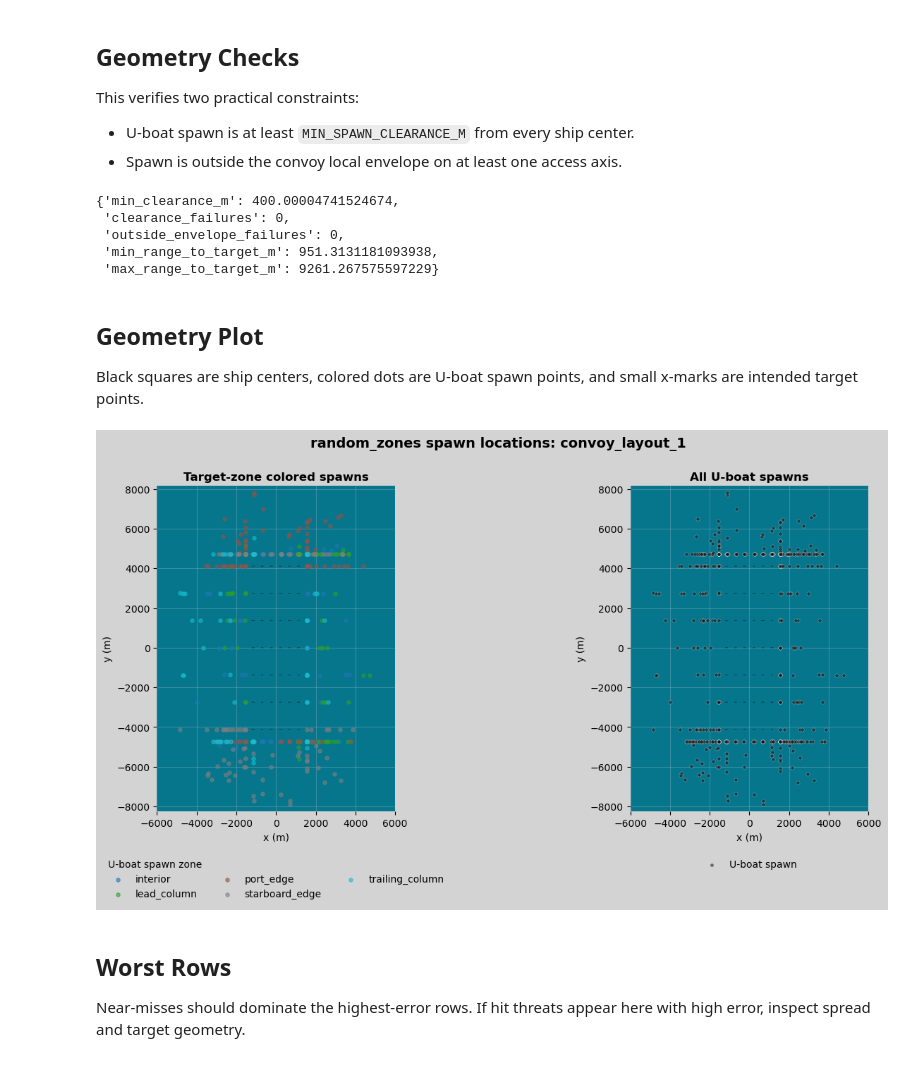
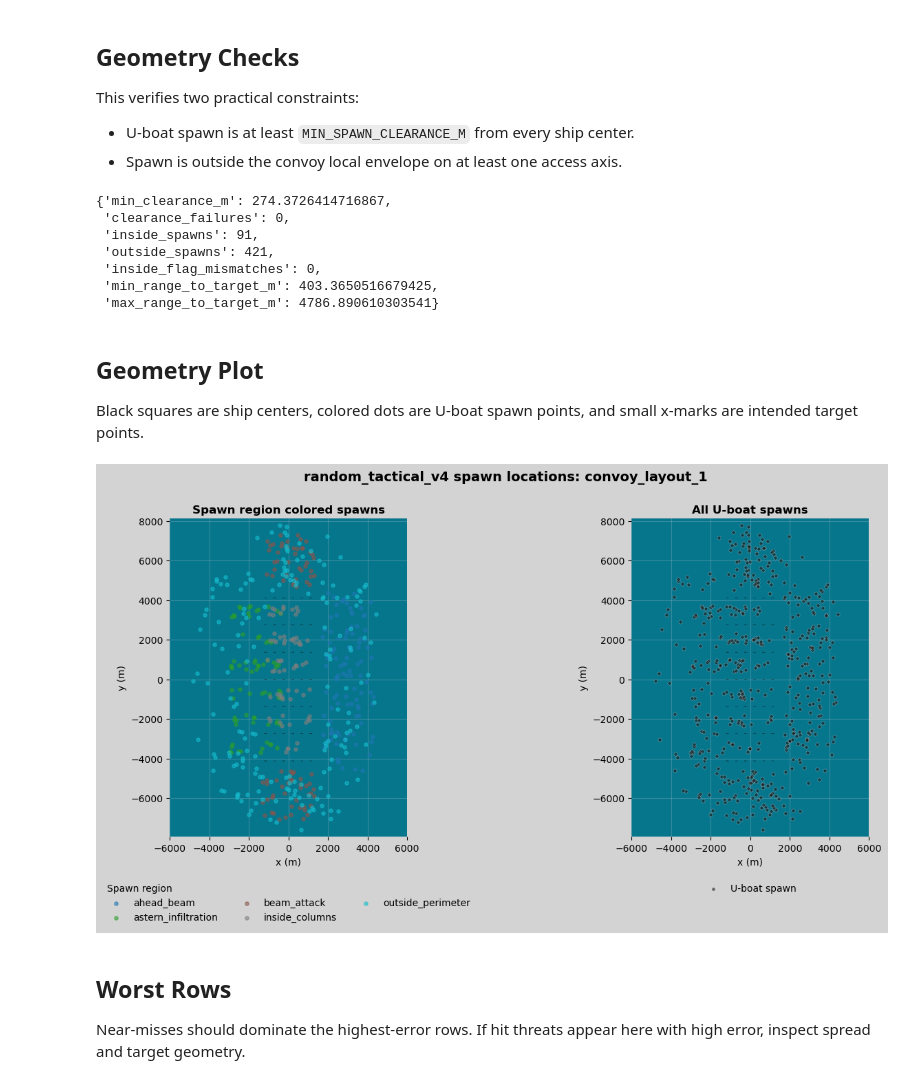
Before and after one commit to MAP9900/Convoy-Layout-Project, a Jupyter notebook: notebooks/profile_generation_tests.ipynb, the cells around one changed output. Cells and saved outputs as stored; diff of their text form; code cells hidden in the pictures.

```diff
--- a/notebooks/profile_generation_tests.ipynb
+++ b/notebooks/profile_generation_tests.ipynb
@@ -64,7 +64,7 @@ PosixPath('/Users/matthewplambeck/Desktop/Convoy Layout Project')
 
 Start with `COUNT = 512` for a fast but meaningful smoke test. Increase to `5000+` only after the small run passes.
 # %%
-MODE = "random_zones"
+MODE = "random_tactical_v4"
 CONVOY_PROFILE = "convoy_layout_1"
 COUNT = 512
 SEED = 1945
@@ -72,11 +72,14 @@ START_INDEX = 1
 
 # Optional export. Leave disabled until the checks below look good.
 WRITE_JSONL = False
-EXPORT_PATH = PROJECT_ROOT / "data/attack_profiles/synthetic/train_random_zones_v3.jsonl"
+EXPORT_PATH = PROJECT_ROOT / "data/attack_profiles/synthetic/train_random_tactical_v4.jsonl"
 
 EXPECTED_HIT_FRACTION = 0.75
-MIN_EXPECTED_ZONE_KINDS = 5
-MIN_EXPECTED_APPROACH_SIDES = 8
+MIN_EXPECTED_ZONE_KINDS = 4
+MIN_EXPECTED_APPROACH_SIDES = 5
+MIN_EXPECTED_SPAWN_REGIONS = 4
+PLOT_COLOR_BY = "spawn_region"
+PLOT_COLOR_TITLE = "Spawn region"
 # %% [markdown]
 ## Helpers
 
@@ -289,6 +302,8 @@ outside_envelope = (
     | (spawn_local[:, 1] < envelope.min_y)
     | (spawn_local[:, 1] > envelope.max_y)
 )
+intent_inside = np.asarray([bool(row.get("inside_convoy_envelope", False)) for row in flat_rows], dtype=bool)
+computed_inside = ~outside_envelope
 
 checked_rows = []
 for idx, row in enumerate(flat_rows):
@@ -297,21 +312,26 @@ for idx, row in enumerate(flat_rows):
     enriched["spawn_local_x"] = float(spawn_local[idx, 0])
     enriched["spawn_local_y"] = float(spawn_local[idx, 1])
     enriched["outside_envelope"] = bool(outside_envelope[idx])
+    enriched["computed_inside_convoy_envelope"] = bool(computed_inside[idx])
     checked_rows.append(enriched)
 
 geometry_summary = {
     "min_clearance_m": float(clearances.min()),
     "clearance_failures": int((clearances < MIN_SPAWN_CLEARANCE_M).sum()),
-    "outside_envelope_failures": int((~outside_envelope).sum()),
+    "inside_spawns": int(computed_inside.sum()),
+    "outside_spawns": int(outside_envelope.sum()),
+    "inside_flag_mismatches": int((intent_inside != computed_inside).sum()),
     "min_range_to_target_m": float(min(float(row["range_to_target_m"]) for row in flat_rows)),
     "max_range_to_target_m": float(max(float(row["range_to_target_m"]) for row in flat_rows)),
 }
 geometry_summary
 # %% [output]
-{'min_clearance_m': 400.00004741524674,
+{'min_clearance_m': 274.3726414716867,
  'clearance_failures': 0,
- 'outside_envelope_failures': 0,
- 'min_range_to_target_m': 951.3131181093938,
- 'max_range_to_target_m': 9261.267575597229}
+ 'inside_spawns': 91,
+ 'outside_spawns': 421,
+ 'inside_flag_mismatches': 0,
+ 'min_range_to_target_m': 403.3650516679425,
+ 'max_range_to_target_m': 4786.890610303541}
 # %%
 assert geometry_summary["clearance_failures"] == 0
@@ -326,56 +346,59 @@ spawn_df["u_pos"] = spawn_df[["u_pos_x", "u_pos_y"]].values.tolist()
 spawn_points = np.vstack(spawn_df["u_pos"].to_list()) if len(spawn_df) else None
 ships_spawn_plot = get_convoy_layout_profile(CONVOY_PROFILE).build_ships()
 shared_limits = combined_limits(ships_spawn_plot, extra_points=spawn_points, pad=350.0)
-zone_values = sorted(spawn_df["target_zone_kind"].unique())
-zone_colors = dict(zip(zone_values, plt.cm.tab10(np.linspace(0, 1, len(zone_values)))))
+color_column = PLOT_COLOR_BY if PLOT_COLOR_BY in spawn_df and value_counts(flat_rows, PLOT_COLOR_BY) else "target_zone_kind"
+color_title = PLOT_COLOR_TITLE if color_column == PLOT_COLOR_BY else "Target zone kind"
+color_values = sorted(str(value) for value in spawn_df[color_column].unique() if str(value))
+color_map = dict(zip(color_values, plt.cm.tab10(np.linspace(0, 1, len(color_values)))))
 
 fig, axes = plt.subplots(1, 2, figsize=(16, 7), facecolor="lightgrey")
 
-style_ax(axes[0], "Target-zone colored spawns")
+style_ax(axes[0], f"{color_title} colored spawns")
 simple_ship_polygons(axes[0], ships_spawn_plot)
-for zone in zone_values:
-    zone_xy = np.vstack(spawn_df.loc[spawn_df["target_zone_kind"] == zone, "u_pos"].to_list())
+for value in color_values:
+    value_xy = np.vstack(spawn_df.loc[spawn_df[color_column].astype(str) == value, "u_pos"].to_list())
     axes[0].scatter(
-        zone_xy[:, 0],
-        zone_xy[:, 1],
-        c=[zone_colors[zone]],
+        value_xy[:, 0],
+        value_xy[:, 1],
+        c=[color_map[value]],
         s=14,
         alpha=0.58,
         zorder=2,
-        label=zone,
+        label=value,
     )
 apply_limits(axes[0], shared_limits, fixed_x_limits=FIXED_X_LIMITS)
 axes[0].set_xlabel("x (m)")
 axes[0].set_ylabel("y (m)")
-leg = axes[0].legend(loc="upper center", bbox_to_anchor=(0.5, -0.12), ncols=3, frameon=False, title="U-boat spawn zone")
+leg = axes[0].legend(loc="upper center", bbox_to_anchor=(0.5, -0.12), ncols=3, frameon=False, title=color_title)
 if leg is not None:
     leg._legend_box.align = "left"
 
 style_ax(axes[1], "All U-boat spawns")
 simple_ship_polygons(axes[1], ships_spawn_plot)
 if len(spawn_df):
     spawn_xy = np.vstack(spawn_df["u_pos"].to_list())
     axes[1].scatter(
         spawn_xy[:, 0],
         spawn_xy[:, 1],
         c=U_BOAT_COLOR,
         edgecolors=U_BOAT_EDGE,
         linewidths=0.35,
         s=14,
         alpha=0.55,
         zorder=2,
         label="U-boat spawn",
     )
 apply_limits(axes[1], shared_limits, fixed_x_limits=FIXED_X_LIMITS)
 axes[1].set_xlabel("x (m)")
 axes[1].set_ylabel("y (m)")
 axes[1].legend(loc="upper center", bbox_to_anchor=(0.5, -0.12), ncols=1, frameon=False)
 
 fig.suptitle(f"{MODE} spawn locations: {CONVOY_PROFILE}", fontsize=14, weight="bold")
 fig.subplots_adjust(bottom=0.22, top=0.88, wspace=0.18)
+# plt.savefig("V4_Data_Generation_Test.png")
 plt.show()
 # %% [output]
-[figure, old version]
+[figure, new version]
 # %% [markdown]
 ## Worst Rows
 
```
Also changed, not shown: parts of 11 cells of this notebook, 9 other files.
